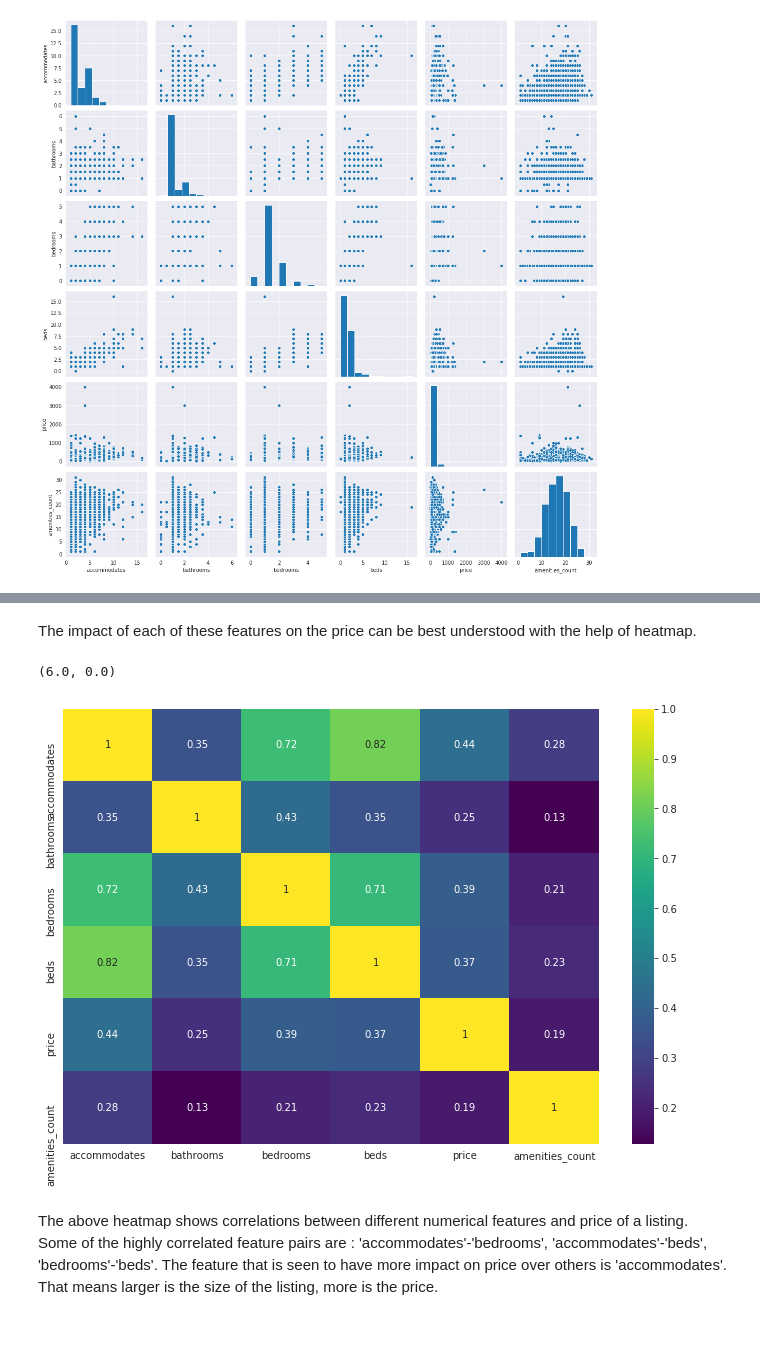
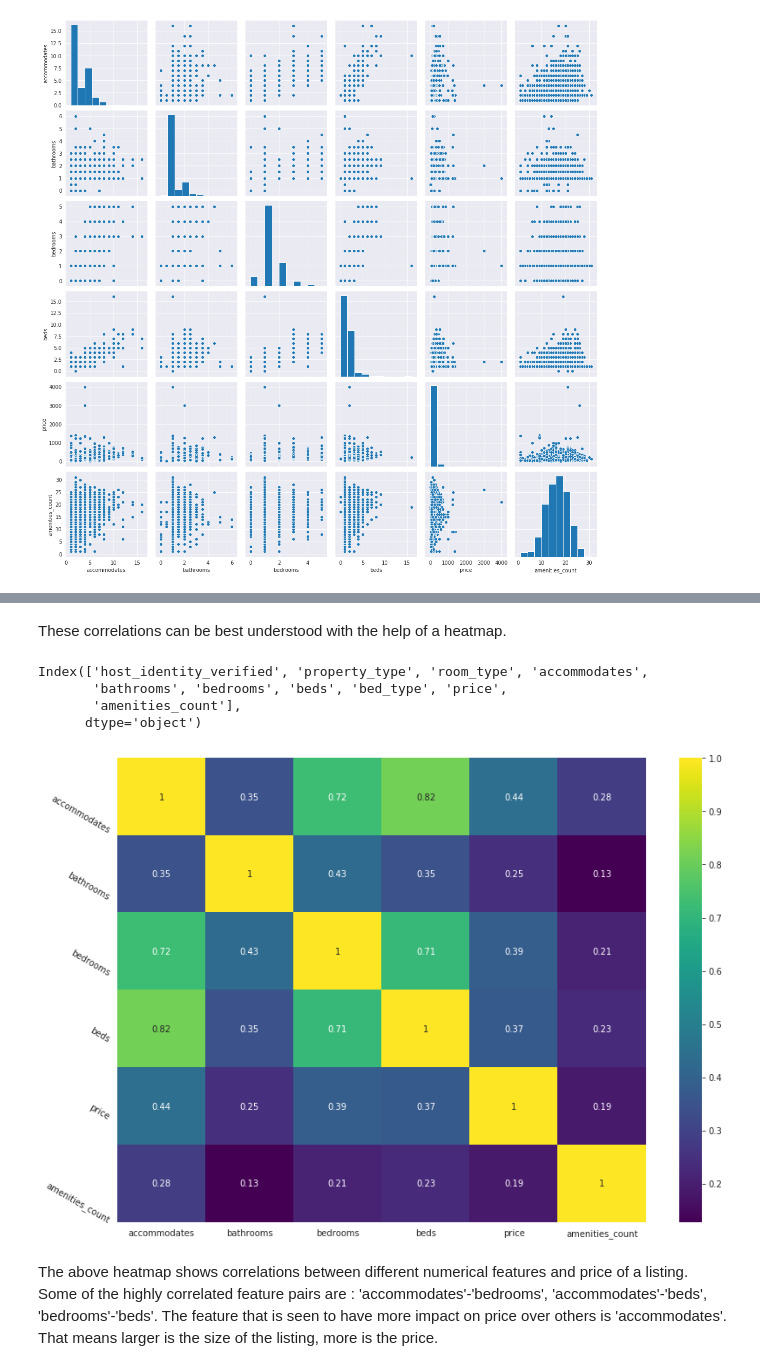
Before and after one commit to nabanitarimpi/airbnb-data-analysis, a Jupyter notebook: airbnb_data_analysis_2.ipynb, the cells around one changed output, grey strips where cells are left out. Drawn from its saved outputs; the diff is of its cells as text; code cells hidden in the pictures; blank space fills up the shorter version.

Commit message:
plot addaed in question 2

```diff
--- a/airbnb_data_analysis_2.ipynb
+++ b/airbnb_data_analysis_2.ipynb
@@ -936,13 +942,23 @@ sns.pairplot(boston_price_df)
 # %% [markdown]
-The impact of each of these features on the price can be best understood with the help of heatmap.
+These correlations can be best understood with the help of a heatmap.
+# %%
+boston_price_df.columns
+# %% [output]
+Index(['host_identity_verified', 'property_type', 'room_type', 'accommodates',
+       'bathrooms', 'bedrooms', 'beds', 'bed_type', 'price',
+       'amenities_count'],
+      dtype='object')
 # %%
+labels = ['accommodates', 'bathrooms', 'bedrooms', 'beds', 'price', 'amenities_count']
+
 plt.figure(figsize=(12,8))
 ax = sns.heatmap(boston_price_df.corr(), annot=True, cmap='viridis')
 bottom, top = ax.get_ylim()
 ax.set_ylim(bottom + 0.5, top - 0.5)
+ax.set_yticklabels(labels, rotation=-30)
+plt.tight_layout()
 # %% [output]
-(6.0, 0.0)
-[figure, old version]
+[figure, new version]
 # %% [markdown]
 The above heatmap shows correlations between different numerical features and price of a listing. Some of the highly correlated feature pairs are : 'accommodates'-'bedrooms', 'accommodates'-'beds', 'bedrooms'-'beds'. The feature that is seen to have more impact on price over others is 'accommodates'. That means larger is the size of the listing, more is the price.
 # %% [markdown]
```
Also changed, not shown: parts of 2 cells of this notebook.
